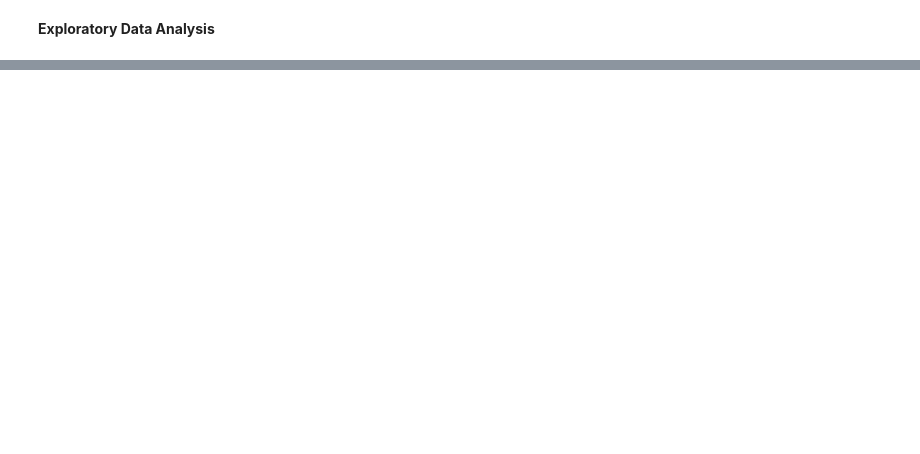
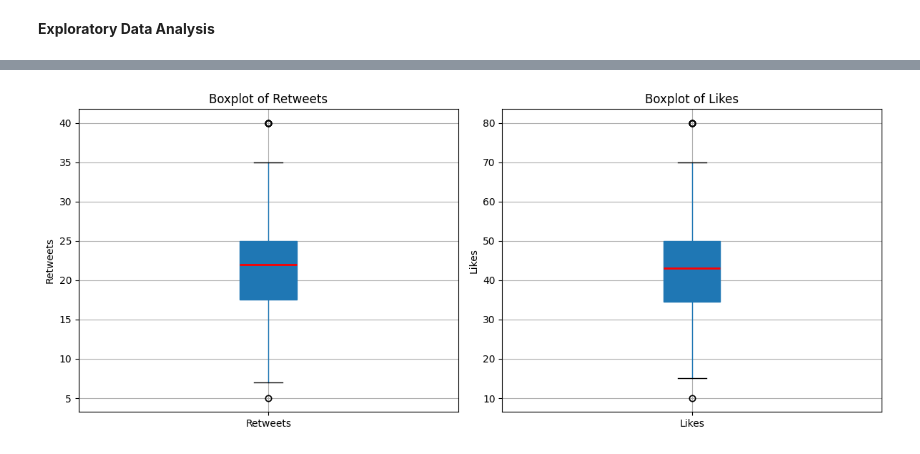
Before and after one commit to euiedavid/social-media-sentiments-analysis, a Jupyter notebook: notebook/social_media_sentiments_eda.ipynb, the cells around one changed output, grey strips where cells are left out. Cells and saved outputs as stored; diff of their text form; code cells hidden in the pictures; blank space fills up the shorter version.

```diff
--- a/notebook/social_media_sentiments_eda.ipynb
+++ b/notebook/social_media_sentiments_eda.ipynb
@@ -179,0 +368,24 @@ data.head()
+# %%
+# plot boxplot
+
+fig, axes = plt.subplots(1, 2, figsize=(12,5))
+
+for ax, col in zip(axes, num_cols):
+
+  data.boxplot(
+               column=[col],
+               ax=ax,
+               patch_artist=True,
+               medianprops={
+                   'color': 'red',
+                   'linewidth': 2
+                   }
+               )
+
+  ax.set_title(f'Boxplot of {col}')
+  ax.set_ylabel(col)
+
+plt.tight_layout()
+plt.show()
+# %% [output]
+[figure, added]
```
Also changed, not shown: parts of 18 cells of this notebook.
